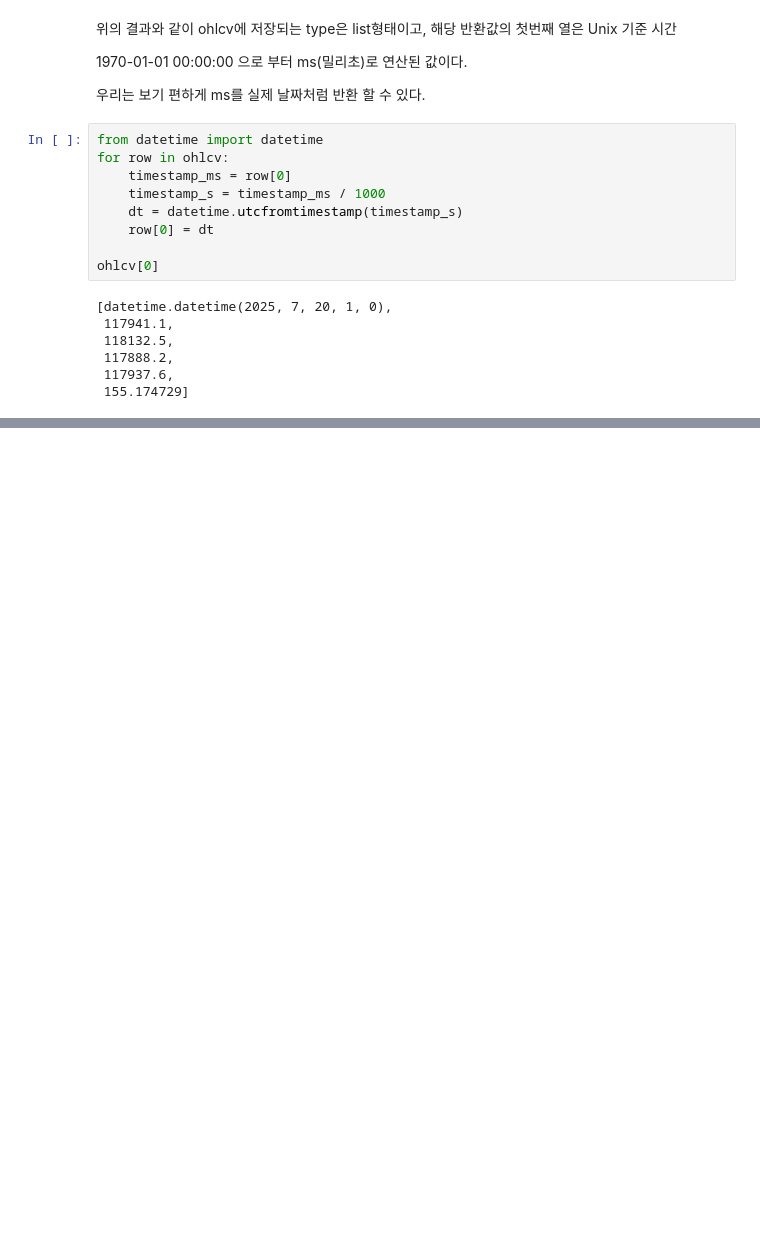
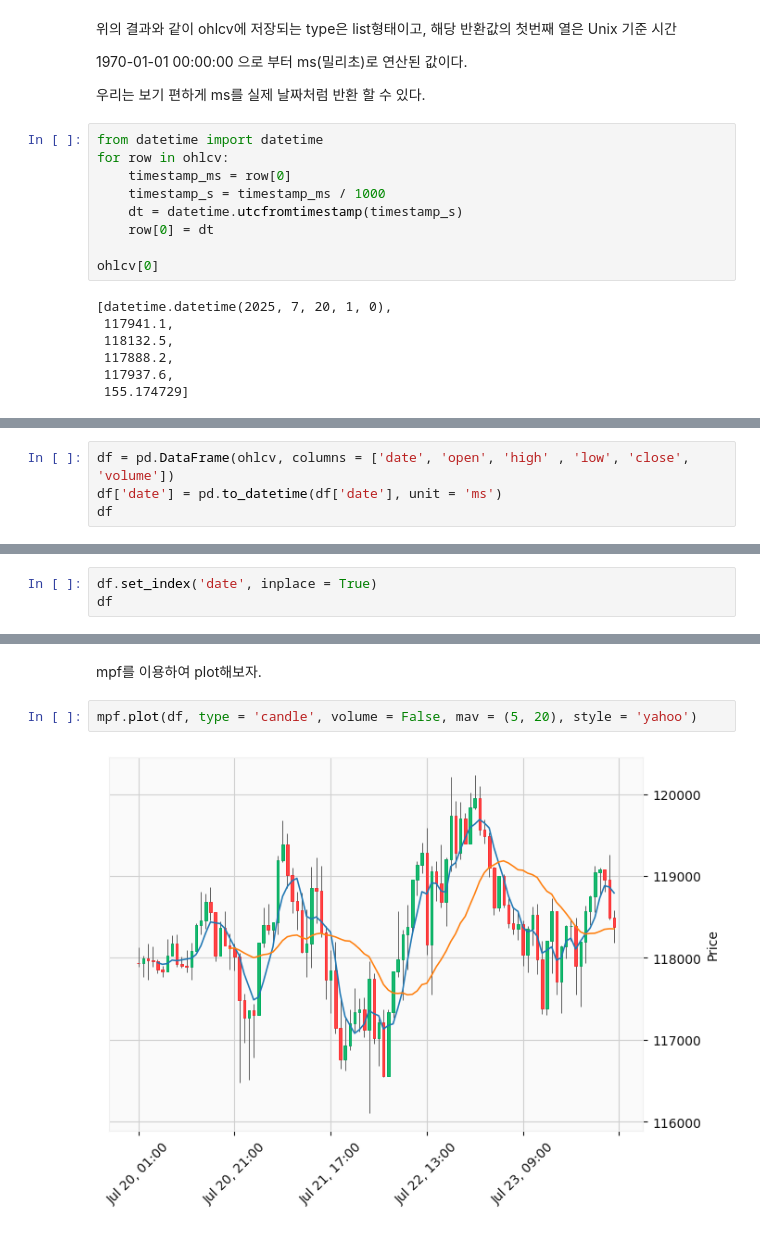
Before and after one commit to ha5804/python_basic, a Jupyter notebook: visualize/bit_ex.ipynb, the cells around one changed output, grey strips where cells are left out. Cells and saved outputs as stored; diff of their text form; blank space fills up the shorter version.

Commit message:
plot

```diff
--- a/visualize/bit_ex.ipynb
+++ b/visualize/bit_ex.ipynb
@@ -81,0 +76,4 @@ mpf.plot(df, type='candle', volume=True, mav=(5, 20), style='yahoo')
+# %%
+df = pd.DataFrame(ohlcv, columns = ['date', 'open', 'high' , 'low', 'close', 'volume'])
+df['date'] = pd.to_datetime(df['date'], unit = 'ms')
+df
@@ -81,0 +96,3 @@ mpf.plot(df, type='candle', volume=True, mav=(5, 20), style='yahoo')
+# %%
+df.set_index('date', inplace = True)
+df
@@ -81,0 +114,6 @@ mpf.plot(df, type='candle', volume=True, mav=(5, 20), style='yahoo')
+# %% [markdown]
+mpf를 이용하여 plot해보자.
+# %%
+mpf.plot(df, type = 'candle', volume = False, mav = (5, 20), style = 'yahoo')
+# %% [output]
+[figure, added]
```
Also changed, not shown: parts of 6 cells of this notebook.
